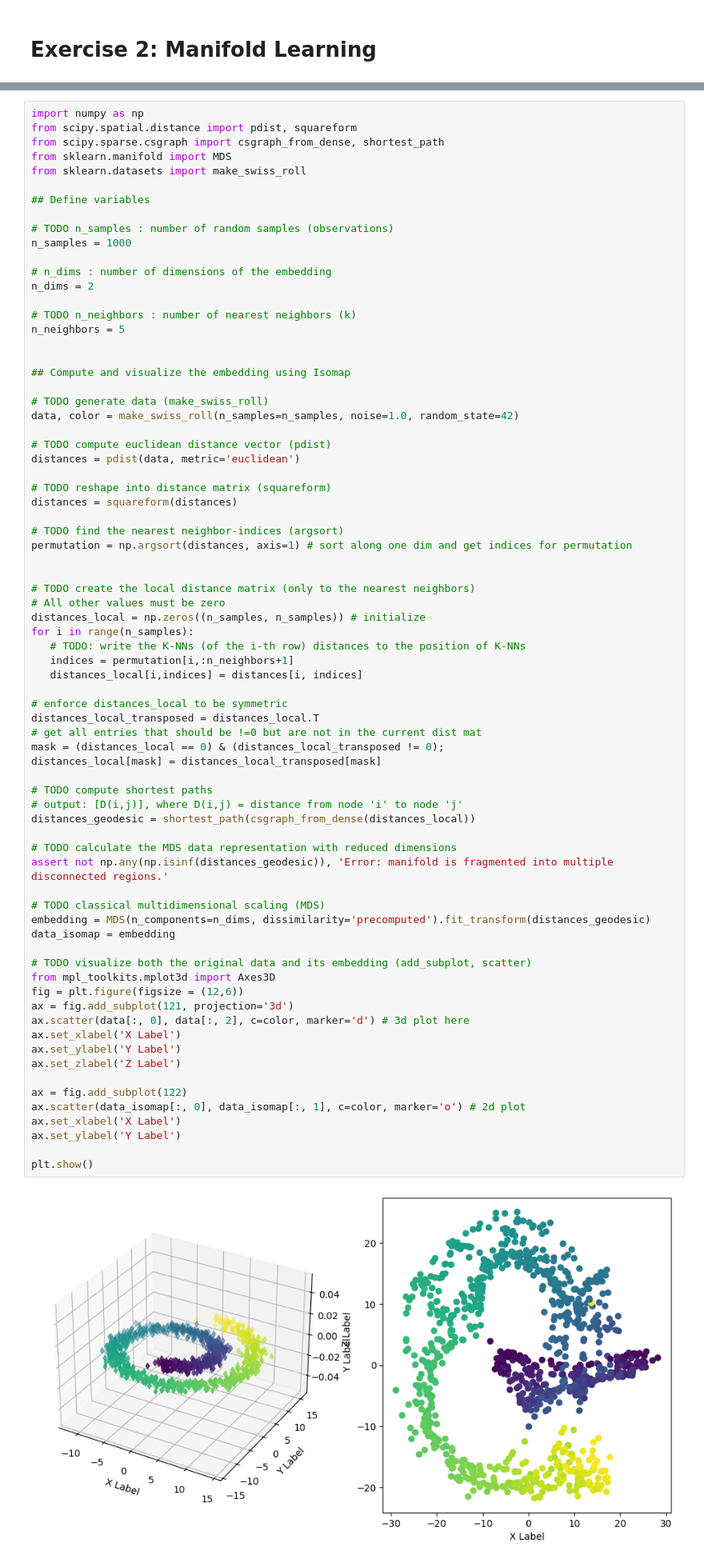
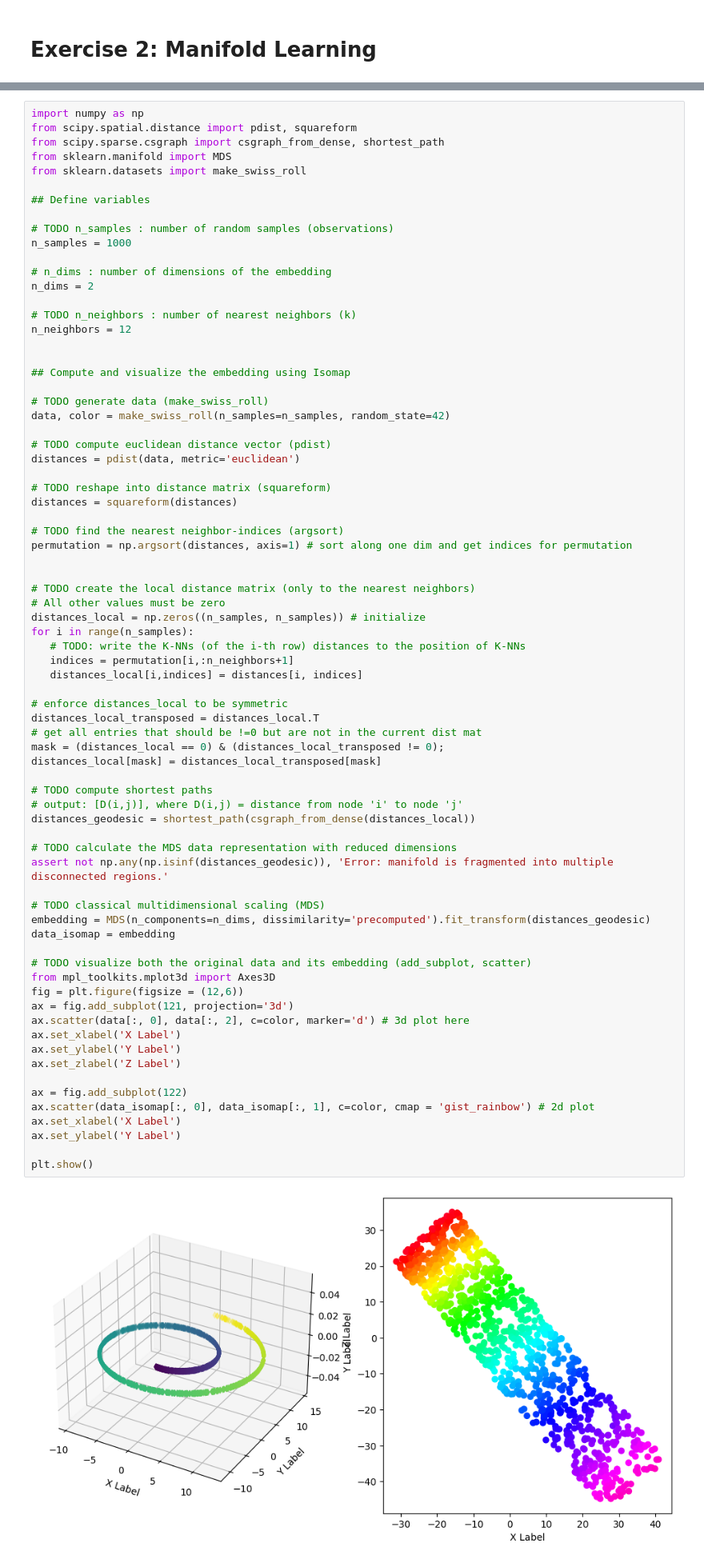
Before and after one commit to RamanBaghel/excercise, a Jupyter notebook: exercise_2.ipynb, the cells around one changed output, grey strips where cells are left out. Shown at 80% size. Drawn from its saved outputs; the diff is of its cells as text.

```diff
--- a/exercise_2.ipynb
+++ b/exercise_2.ipynb
@@ -155,13 +151,13 @@ n_samples = 1000
 n_dims = 2
 
 # TODO n_neighbors : number of nearest neighbors (k)
-n_neighbors = 5
+n_neighbors = 12
 
 
 ## Compute and visualize the embedding using Isomap
 
 # TODO generate data (make_swiss_roll)
-data, color = make_swiss_roll(n_samples=n_samples, noise=1.0, random_state=42)
+data, color = make_swiss_roll(n_samples=n_samples, random_state=42)
 
 # TODO compute euclidean distance vector (pdist)
 distances = pdist(data, metric='euclidean')
@@ -186,35 +182,35 @@ distances_local_transposed = distances_local.T
 # get all entries that should be !=0 but are not in the current dist mat
 mask = (distances_local == 0) & (distances_local_transposed != 0);
 distances_local[mask] = distances_local_transposed[mask]
 
 # TODO compute shortest paths
 # output: [D(i,j)], where D(i,j) = distance from node 'i' to node 'j'
 distances_geodesic = shortest_path(csgraph_from_dense(distances_local))
 
 # TODO calculate the MDS data representation with reduced dimensions
 assert not np.any(np.isinf(distances_geodesic)), 'Error: manifold is fragmented into multiple disconnected regions.'
 
 # TODO classical multidimensional scaling (MDS)
 embedding = MDS(n_components=n_dims, dissimilarity='precomputed').fit_transform(distances_geodesic)
 data_isomap = embedding
 
 # TODO visualize both the original data and its embedding (add_subplot, scatter)
 from mpl_toolkits.mplot3d import Axes3D
 fig = plt.figure(figsize = (12,6))
 ax = fig.add_subplot(121, projection='3d')
 ax.scatter(data[:, 0], data[:, 2], c=color, marker='d') # 3d plot here
 ax.set_xlabel('X Label')
 ax.set_ylabel('Y Label')
 ax.set_zlabel('Z Label')
 
 ax = fig.add_subplot(122)
-ax.scatter(data_isomap[:, 0], data_isomap[:, 1], c=color, marker='o') # 2d plot
+ax.scatter(data_isomap[:, 0], data_isomap[:, 1], c=color, cmap = 'gist_rainbow') # 2d plot
 ax.set_xlabel('X Label')
 ax.set_ylabel('Y Label')
 
 plt.show()
 # %% [output]
-[figure, old version]
+[figure, new version]
 # %% [markdown]
 ## Exercise 2.3: Comprehension Questions
 # %% [markdown]
```
Also changed, not shown: parts of 6 cells of this notebook.
